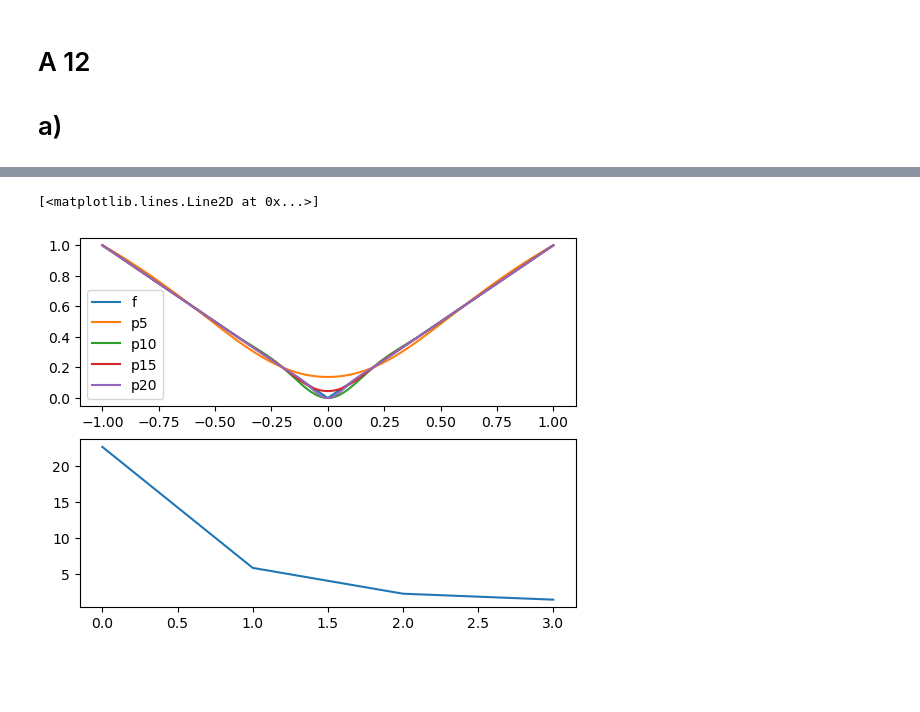
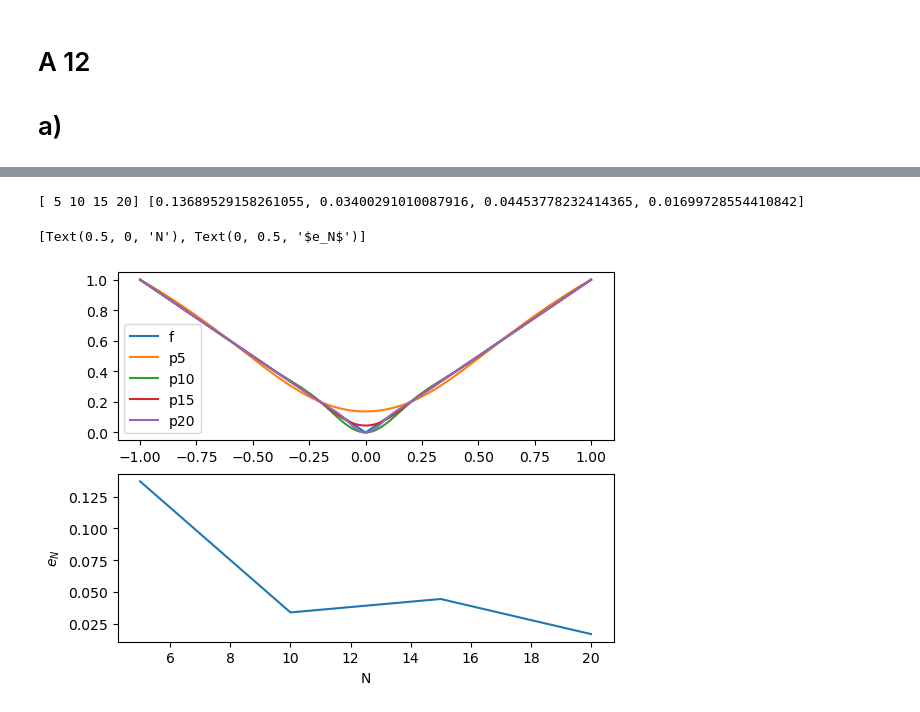
Before and after one commit to finndaut/24bnu, a Jupyter notebook: U04.ipynb, the cells around one changed output, grey strips where cells are left out. Saved outputs shown, nothing was run; the diff lists cells and outputs as text; code cells hidden in the pictures; blank space fills up the shorter version.

```diff
--- a/U04.ipynb
+++ b/U04.ipynb
@@ -15,9 +15,9 @@ def cubic_spline_sparse(x_range, y_range):
 
     h_range = np.diff(x_range)
 
-    diag0 = np.array([*h_range[1:] / 6, lambda0, lambda0])
+    diag0 = np.array([*h_range[:-1] / 6, lambda0, lambda0])
     diag1 = np.array([mu0, *(h_range[:-1]+h_range[1:]) / 3, mu0])
-    diag2 = np.array([lambda0, lambda0, *h_range[:-1] / 6])
+    diag2 = np.array([lambda0, lambda0, *h_range[1:] / 6])
 
     data = np.array([diag0, diag1, diag2])
     offsets = np.array([-1, 0, 1])
@@ -32,7 +32,7 @@ def cubic_spline_sparse(x_range, y_range):
 
 
 def spline_func(x_val, x_range, y_range, h_range, m_range):
-    idx = np.where(np.greater_equal(x_range, x_val))[0][0] -1
+    idx = np.where(x_range >= x_val)[0][0] -1
     if idx <= 0 :
         idx = 0
 
@@ -49,12 +49,14 @@ spline_func = np.vectorize(spline_func, excluded=[1,2,3,4])
 # %%
 x_plot = np.linspace(-1, 1, 1000)
 func_plot = 1 / (1 + x_plot**2)
+
 fig, ax = plt.subplots(2)
 ax[0].plot(x_plot, func_plot, label='f')
+n_range = np.arange(5, 25, 5)
 
 error_list = []
 
-for n in range(5, 25, 5):
+for n in n_range:
     i_range = np.arange(n+1)
     h = 2/n
     x_range = -1 + h * i_range
@@ -63,9 +65,12 @@ for n in range(5, 25, 5):
     h_range, m_range = cubic_spline_sparse(x_range, y_range)
 
     spline_plot = spline_func(x_plot, x_range, y_range, h_range, m_range)
-    error_list.append(np.linalg.norm(func_plot - spline_plot, ord=1))
+    error_list.append(np.linalg.norm(func_plot - spline_plot, ord=np.inf))
+    ax[0].plot(x_plot, spline_plot, label='p%i' %n)
 
-    ax[0].plot(x_plot, spline_plot, label='p%i' %n)
 ax[0].legend()
-ax[1].plot(error_list)
+
+print(n_range, error_list)
+ax[1].plot(n_range, error_list)
+ax[1].set(xlabel='N', ylabel='$e_N$')
 # %% [output]
@@ -74,25 +80,30 @@ ax[1].plot(error_list)
 # %%
 x_plot = np.linspace(-1, 1, 1000)
 func_plot = np.abs(x_plot)
+
 fig, ax = plt.subplots(2)
 ax[0].plot(x_plot, func_plot, label='f')
-
+n_range = np.arange(5, 25, 5)
 error_list = []
 
-for n in range(5, 25, 5):
+for n in n_range:
     i_range = np.arange(n+1)
     h = 2/n
     x_range = -1 + h * i_range
     y_range = np.abs(x_range)
 
     h_range, m_range = cubic_spline_sparse(x_range, y_range)
 
     spline_plot = spline_func(x_plot, x_range, y_range, h_range, m_range)
-    error_list.append(np.linalg.norm(func_plot - spline_plot, ord=1))
+    error_list.append(np.linalg.norm(func_plot - spline_plot, ord=np.inf))
+    ax[0].plot(x_plot, spline_plot, label='p%i' %n)
 
-    ax[0].plot(x_plot, spline_plot, label='p%i' %n)
 ax[0].legend()
-ax[1].plot(error_list)
+
+print(n_range, error_list)
+ax[1].plot(n_range, error_list)
+ax[1].set(xlabel='N', ylabel='$e_N$')
 # %% [output]
-[<matplotlib.lines.Line2D at 0x...>]
+[ 5 10 15 20] [0.13689529158261055, 0.03400291010087916, 0.04453778232414365, 0.01699728554410842]
+[Text(0.5, 0, 'N'), Text(0, 0.5, '$e_N$')]
-[figure, old version]
+[figure, new version]
```
Also changed, not shown: parts of 2 cells of this notebook, 1 other file.
